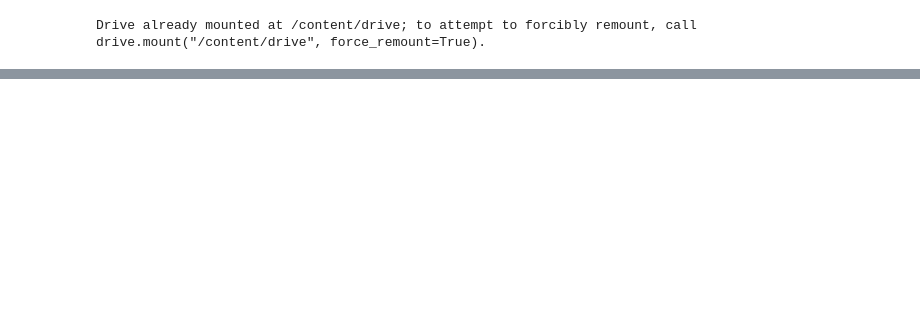
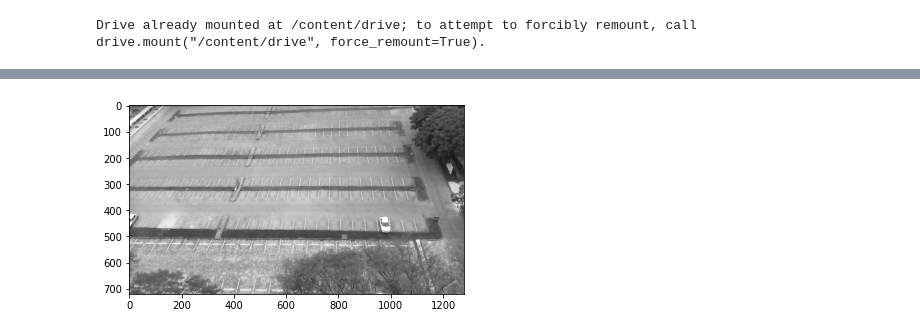
Before and after one commit to Aldirhezaldi/PCVK_Genap_2021, a Jupyter notebook: UAS_PCVK.ipynb, the cells around one changed output, grey strips where cells are left out. Drawn from its saved outputs; the diff is of its cells as text; code cells hidden in the pictures; blank space fills up the shorter version.

```diff
--- a/UAS_PCVK.ipynb
+++ b/UAS_PCVK.ipynb
@@ -39,0 +38,4 @@ axarr[1].imshow(CurrentFrame_gray, cmap='gray'), axarr[1].set_title("Original")
+# %%
+preprocessed_image2=plt.imshow(CurrentFrame_gray, cmap='gray')
+# %% [output]
+[figure, added]
```
Also changed, not shown: parts of 13 cells of this notebook.
